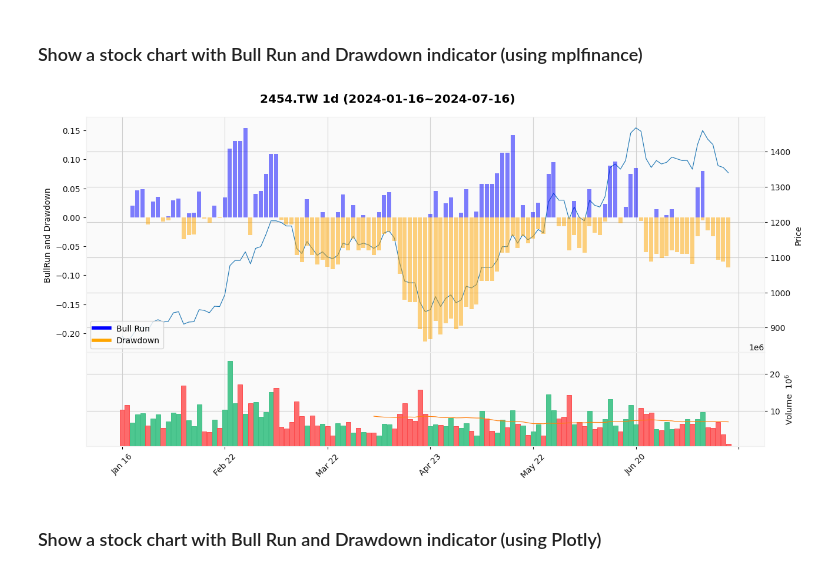
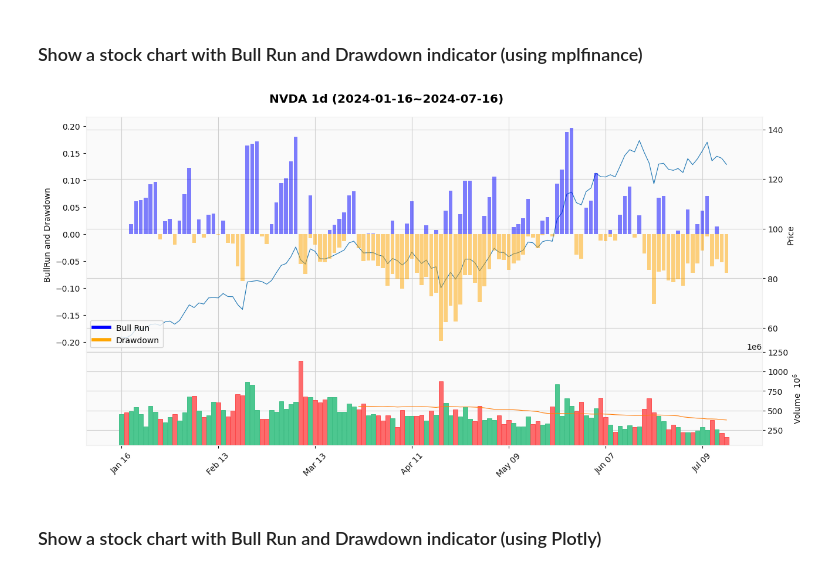
Before and after one commit to yorkjong/colab, a Jupyter notebook: ViStock_BullRun_Drawdown.ipynb, the cells around one changed output. Saved outputs shown, nothing was run; the diff lists cells and outputs as text; code cells hidden in the pictures.

```diff
--- a/ViStock_BullRun_Drawdown.ipynb
+++ b/ViStock_BullRun_Drawdown.ipynb
@@ -138,7 +138,7 @@ import yfinance as yf
 import matplotlib.pyplot as plt
 import mplfinance as mpf
 from matplotlib.lines import Line2D
-import vistock.tw
+from vistock import tw
 
 
 def show_bullrun_drawdown_mpl(
@@ -173,7 +173,7 @@ def show_bullrun_drawdown_mpl(
             center
     """
     # Download stock data
-    ticker = tw.as_yfinance(symbol)
+    ticker = tw.as_yfinance(ticker)
     df = yf.Ticker(ticker).history(period=period, interval=interval)
 
     # Calculate drawdown and bull run
@@ -210,36 +210,36 @@ def show_bullrun_drawdown_mpl(
         else:
             ax.yaxis.tick_right()
             ax.yaxis.set_label_position("right")
 
     # Plot legend
     legend = [
         Line2D([0], [0], color='blue', lw=4, label='Bull Run'),
         Line2D([0], [0], color='orange', lw=4, label='Drawdown'),
     ]
     axes[0].legend(handles=legend, loc=legend_loc)
 
     # Convert datetime index to string format suitable for display
     if interval.endswith('m') or interval.endswith('h'):
         df.index = df.index.strftime('%Y-%m-%d %H:%M')
     else:
         df.index = df.index.strftime('%Y-%m-%d')
     fig.suptitle(
         f"{ticker} {interval} ({df.index.values[0]}~{df.index.values[-1]})",
         y=0.93)
 
     # Show
     mpf.show()  # plt.show()
 
 
 if __name__ == '__main__':
-    symbol = "聯發科" #@param ["NVDA", "TSLA", "MSFT", "AAPL", "GOOG", "TQQQ", "SOXL", "TSM", "台積電", "2330", "元太", "BTC-USD", "ETH-USD"] {allow-input: true}
+    symbol = "NVDA" #@param ["NVDA", "TSLA", "MSFT", "AAPL", "GOOG", "TQQQ", "SOXL", "TSM", "台積電", "2330", "元太", "BTC-USD", "ETH-USD"] {allow-input: true}
     period = "6mo" #@param ['1d', '5d', '1mo', '3mo', '6mo', '1y', '2y', '5y', '10y', 'ytd', 'max']
     interval = '1d' #@param ['1m', '2m', '5m', '15m', '30m', '60m', '90m', '1h', '1d', '5d', '1wk', '1mo', '3mo']
     legend_loc = "lower left" #@param ["best", "upper right", "upper left", "lower left", "lower right", "right", "center left", "center right", "lower center", "upper center", "center"]
     show_bullrun_drawdown_mpl(
-        ticker=ticker, period=period, interval=interval, legend_loc=legend_loc)
+        ticker=symbol, period=period, interval=interval, legend_loc=legend_loc)
 # %% [output]
-[figure, old version]
+[figure, new version]
 # %% [markdown]
 ### Show a stock chart with Bull Run and Drawdown indicator (using Plotly)
 # %%
```
Also changed, not shown: parts of 4 cells of this notebook.
